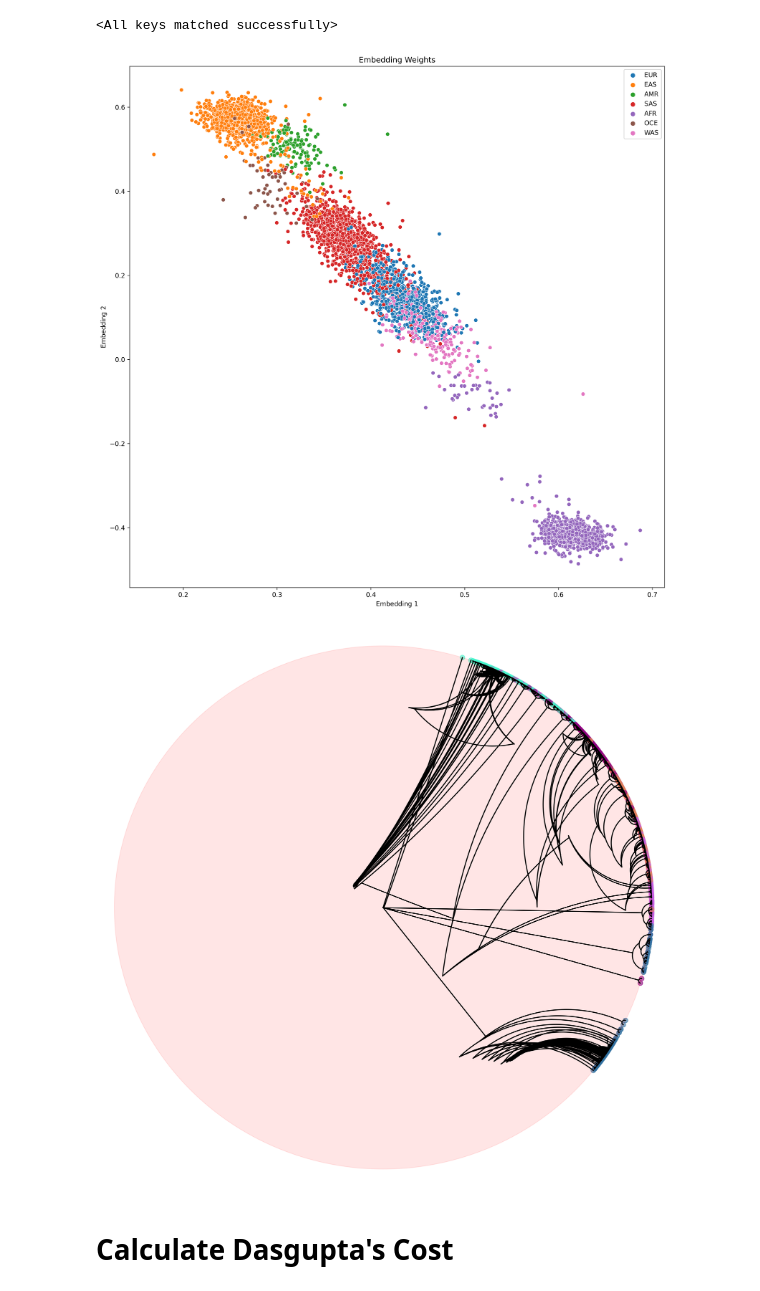
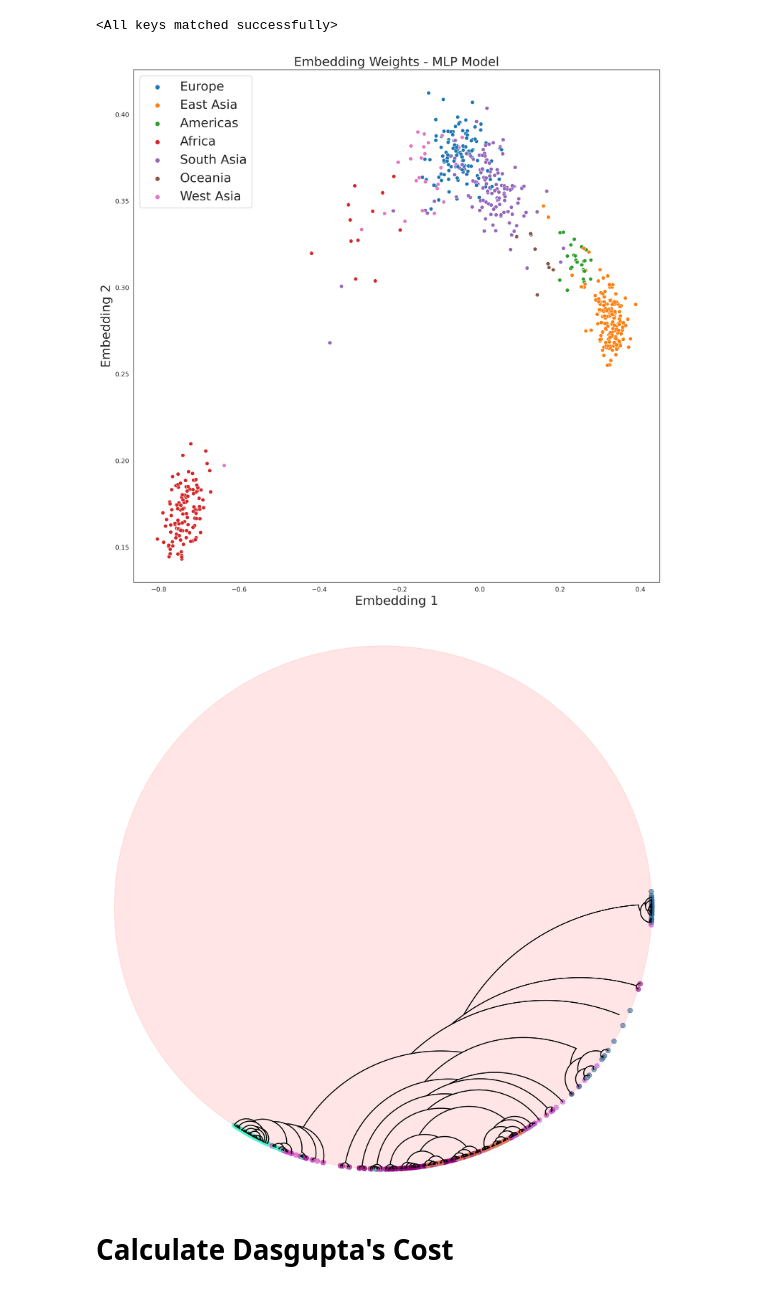
Before and after one commit to AI-sandbox/hyperPop, a Jupyter notebook: notebooks/eval_fc_model.ipynb, the cells around one changed output. Cells and saved outputs as stored; diff of their text form; code cells hidden in the pictures.

```diff
--- a/notebooks/eval_fc_model.ipynb
+++ b/notebooks/eval_fc_model.ipynb
@@ -26,14 +26,19 @@ def plot_weights_pca(embeddings, labels, annotations=None):
     '''
 #     weights_pca = PCA().fit_transform(embeddings)
 #     scplot = sns.scatterplot(x=weights_pca[:,0], y=weights_pca[:,1], hue=labels)
-    scplot = sns.scatterplot(x=embeddings[:,0], y=embeddings[:,1], hue=labels)
+    label_dict = {"EUR": "Europe", "EAS": "East Asia", "AMR": "Americas", "AFR": "Africa","SAS": "South Asia",
+                  "OCE": "Oceania", "WAS": "West Asia"}
+#     h_order = ["EUR", "EAS", "AMR", "AFR", "SAS", "OCE", "WAS"]
+    h_order = ["Europe", "East Asia", "Americas", "Africa", "South Asia", "Oceania", "West Asia"]
+    sns.set_style('white')
+    scplot = sns.scatterplot(x=embeddings[:,0], y=embeddings[:,1], hue=[label_dict[x] for x in labels], hue_order=h_order)
 #     plt.xlabel("PC1")
 #     plt.ylabel("PC2")
 #     plt.title("PCA of Embedding Weights")
-    plt.xlabel("Embedding 1")
-    plt.ylabel("Embedding 2")
-    plt.title("Embedding Weights")
-
+    plt.xlabel("Embedding 1", fontsize=20)
+    plt.ylabel("Embedding 2", fontsize=20)
+    plt.title("Embedding Weights - MLP Model", fontsize=20)
+    plt.legend(fontsize=20)
     if annotations is not None:
         for line in range(len(labels)):
 #             if weights_pca[line,1] > -0.3:
@@ -42,9 +47,9 @@ def plot_weights_pca(embeddings, labels, annotations=None):
             scplot.text(embeddings[line,0]+0.001, embeddings[line,1],
                          annotations[line], horizontalalignment='left', color='black', size=8)
 # %%
-model_dir = "/scratch/users/patelas/hyperLAI/models/fc_models/full_pop_models/lr_negthree_temp_negfour/"
+model_dir = "/scratch/users/patelas/hyperLAI/models/fc_models/full_pop_models/20211114_lr_negthree_temp_negfour_shuffled_earlystop/"
 config = read_config(model_dir + "fc_config.json")
-indices = np.load("/scratch/users/patelas/hyperLAI/ancestry_training_splits/80_10_10/train_indices.npy")
+indices = np.load("/scratch/users/patelas/hyperLAI/ancestry_training_splits/80_10_10/test_indices.npy")
 # %%
 dataset = HyperLoader(config["data_dir"], indices, config["restrict_labels"], config["chromosome"])
 # variance_filter(dataset, train_indices, config["variance_filter"])
@@ -60,9 +65,10 @@ model.load_state_dict(model_info["model_state"])
 device = torch.device("cuda") if torch.cuda.is_available() else torch.device("cpu")
 model = model.to(device)
 model.eval()
-embeddings, suppop_labels, pop_labels = [], [], []
+snps_load_order, embeddings, suppop_labels, pop_labels = [], [], [], []
 with torch.no_grad():
     for i, (snp_data, suppop, pop) in enumerate(eval_loader):
+        snps_load_order.append(snp_data)
         embs = model(snp_data.float().to(device))
         embeddings.append(embs.cpu())
         suppop_labels.append(suppop)
@@ -72,15 +78,15 @@ embeddings = torch.cat(embeddings).numpy()
 suppop_labels = torch.cat(suppop_labels).numpy()
 pop_labels = torch.cat(pop_labels).numpy()
 # %%
-plt.figure(figsize=[15, 15], dpi=300)
+plt.figure(figsize=[15, 15], dpi=350)
 sp_full = [dataset.suppop_label_index[x] for x in suppop_labels]
 p_full = [dataset.pop_label_index[x] for x in pop_labels]
 plot_weights_pca(embeddings, sp_full, None)
 # plt.xlim(-0.25, 0.25)
 # plt.ylim(-0.4, -0.3)
 plt.show()
 # %% [output]
-[figure, old version]
+[figure, new version]
 # %%
 def decode_tree(model, embeddings, device, fast_decoding):
     """Build a binary tree (nx graph) from leaves' embeddings. Assume points are normalized to same radius.
@@ -118,7 +124,7 @@ ax = plot_tree_from_leaves(ax, tree, leaves_embeddings * 100, labels=sp_full)
 
 plt.show()
 # %% [output]
-[figure, old version]
+[figure, new version]
 # %% [markdown]
 # Calculate Dasgupta's Cost
 # %%
```
Also changed, not shown: parts of 5 cells of this notebook, 3 other files.
